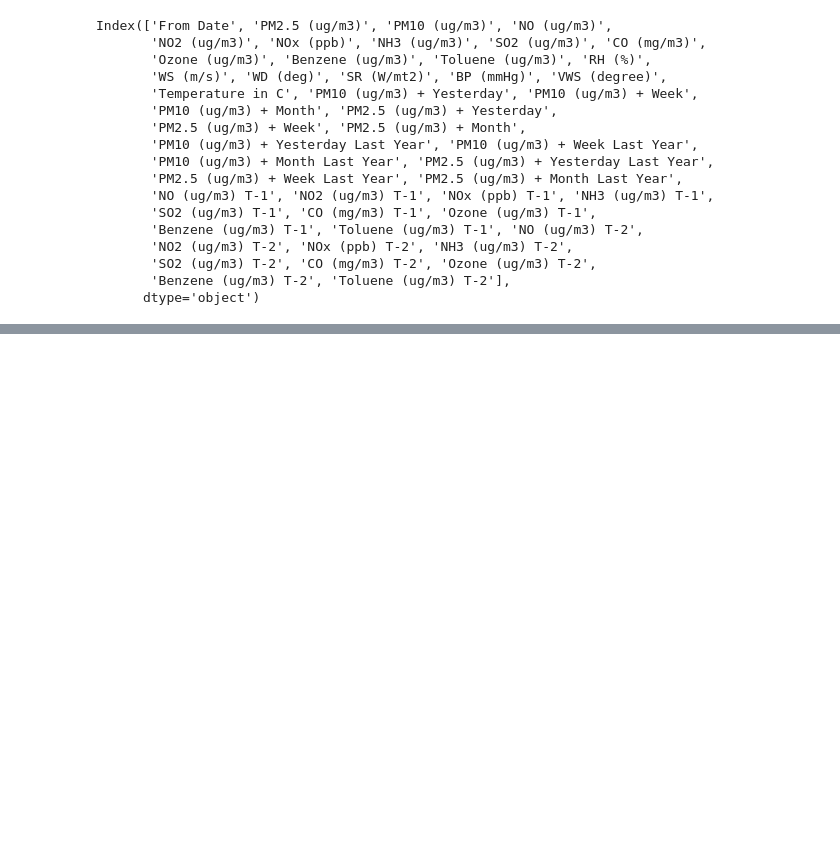
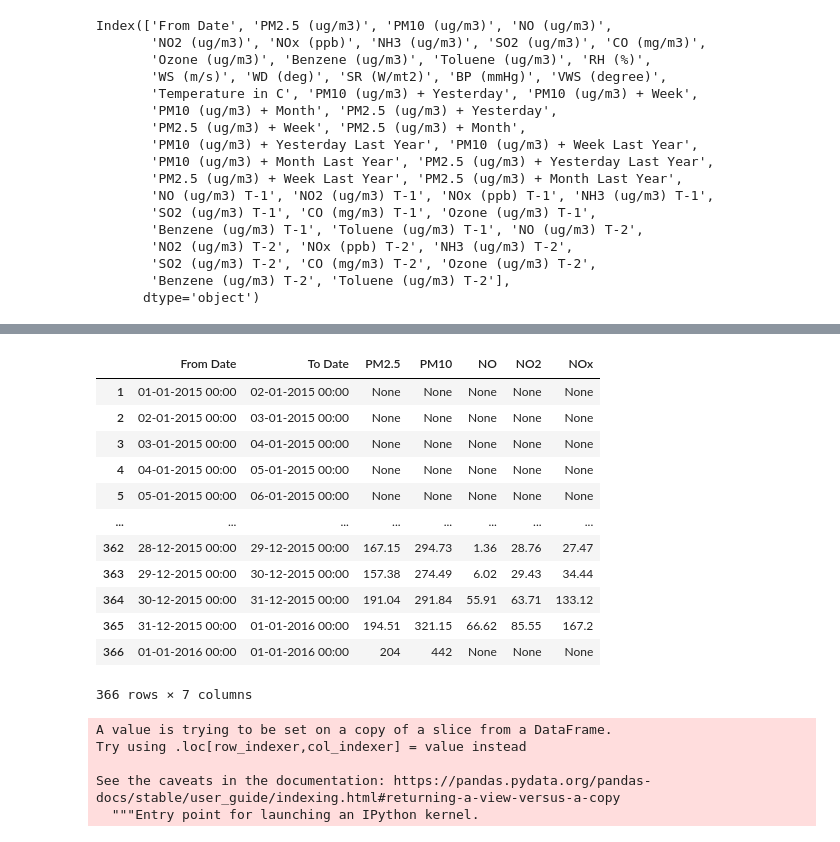
Before and after one commit to aggarwalsiddharth/framework, a Jupyter notebook: documentation.ipynb, the cells around one changed output, grey strips where cells are left out. Cells and saved outputs as stored; diff of their text form; code cells hidden in the pictures; blank space fills up the shorter version.

```diff
--- a/documentation.ipynb
+++ b/documentation.ipynb
@@ -2151,0 +2175,4 @@ Index(['From Date', 'PM2.5 (ug/m3)', 'PM10 (ug/m3)', 'NO (ug/m3)',
+# %%
+for file in os.listdir('data/'):
+    if '2015' in file and str(STATION_ID) in file:
+        file_2015 = file
@@ -2151,0 +2214,7 @@ Index(['From Date', 'PM2.5 (ug/m3)', 'PM10 (ug/m3)', 'NO (ug/m3)',
+# %%
+df_2015 = pd.read_csv('data/'+file_2015)
+# %%
+df_2015 = df_2015[15:]
+df_2015.columns = list(df_2015.iloc[0])
+df_2015 = df_2015.reset_index(drop=True)
+df_2015 = df_2015[1:]
@@ -2151,0 +2250,26 @@ Index(['From Date', 'PM2.5 (ug/m3)', 'PM10 (ug/m3)', 'NO (ug/m3)',
+# %%
+df_2015 = df_2015[:366]
+# %%
+df_2015
+# %% [output]
+|  | From Date | To Date | PM2.5 | PM10 | NO | NO2 | NOx |
+| 1 | 01-01-2015 00:00 | 02-01-2015 00:00 | None | None | None | None | None |
+| 2 | 02-01-2015 00:00 | 03-01-2015 00:00 | None | None | None | None | None |
+| 3 | 03-01-2015 00:00 | 04-01-2015 00:00 | None | None | None | None | None |
+| 4 | 04-01-2015 00:00 | 05-01-2015 00:00 | None | None | None | None | None |
+| 5 | 05-01-2015 00:00 | 06-01-2015 00:00 | None | None | None | None | None |
+| ... | ... | ... | ... | ... | ... | ... | ... |
+| 362 | 28-12-2015 00:00 | 29-12-2015 00:00 | 167.15 | 294.73 | 1.36 | 28.76 | 27.47 |
+| 363 | 29-12-2015 00:00 | 30-12-2015 00:00 | 157.38 | 274.49 | 6.02 | 29.43 | 34.44 |
+| 364 | 30-12-2015 00:00 | 31-12-2015 00:00 | 191.04 | 291.84 | 55.91 | 63.71 | 133.12 |
+| 365 | 31-12-2015 00:00 | 01-01-2016 00:00 | 194.51 | 321.15 | 66.62 | 85.55 | 167.2 |
+| 366 | 01-01-2016 00:00 | 01-01-2016 00:00 | 204 | 442 | None | None | None |
+366 rows × 7 columns
+# %%
+df_2015['From Date'] = pd.to_datetime(df_2015['From Date'])
+# %% [output]
+A value is trying to be set on a copy of a slice from a DataFrame.
+Try using .loc[row_indexer,col_indexer] = value instead
+
+See the caveats in the documentation: https://pandas.pydata.org/pandas-docs/stable/user_guide/indexing.html#returning-a-view-versus-a-copy
+  """Entry point for launching an IPython kernel.
```
Also changed, not shown: parts of 17 cells of this notebook, 18 other files.
